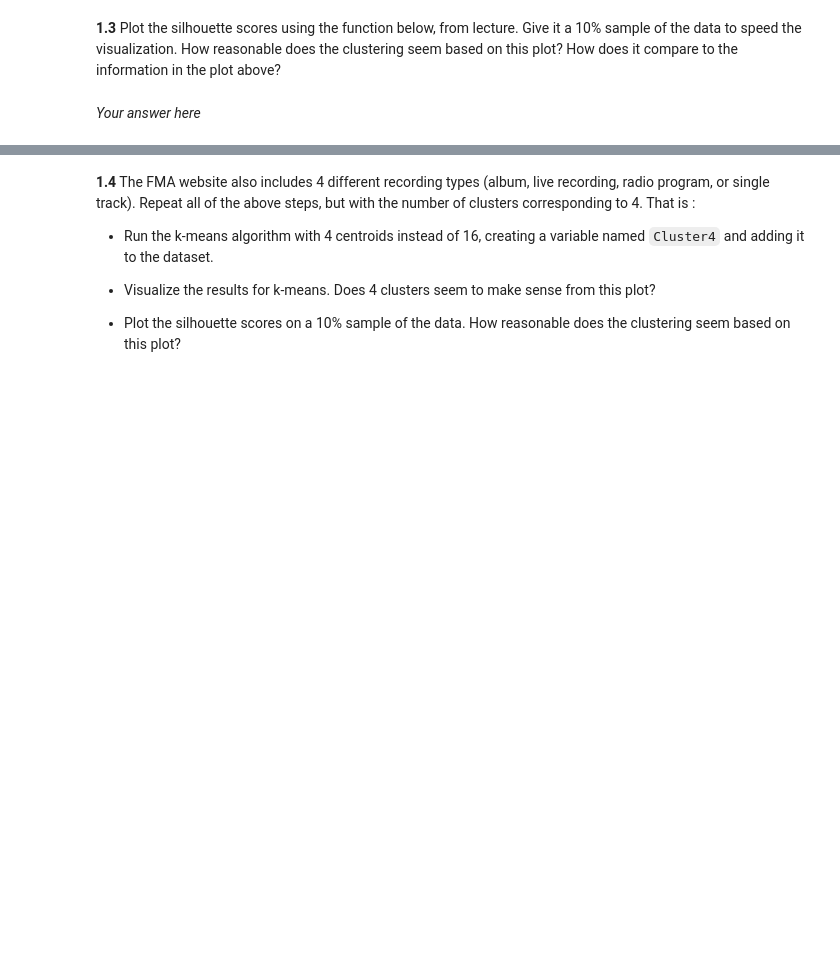
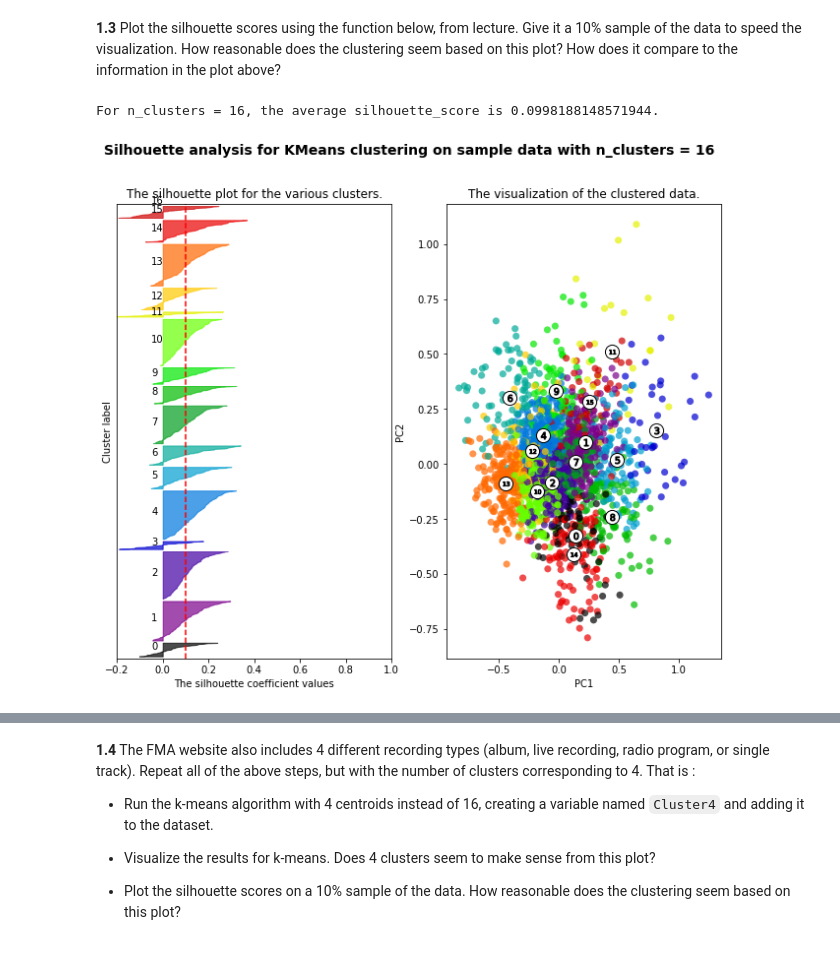
Before and after one commit to DavidAssaraf106/2021-CS109B, a Jupyter notebook: content/HW/HW2/CS109b_HW2.ipynb, the cells around one changed output, grey strips where cells are left out. Saved outputs shown, nothing was run; the diff lists cells and outputs as text; code cells hidden in the pictures; blank space fills up the shorter version.

```diff
--- a/content/HW/HW2/CS109b_HW2.ipynb
+++ b/content/HW/HW2/CS109b_HW2.ipynb
@@ -273,2 +365,8 @@ def silplot(X, cluster_labels, clusterer, pointlabels=None):
-# %% [markdown]
-*Your answer here*
+# %%
+# your code here
+silplot_data = scaled_data.sample(2000).iloc[:, :-1]
+kmeans_silplot = KMeans(n_clusters=16, n_init=46, random_state=109).fit(silplot_data)
+silplot(silplot_data.values, kmeans_silplot.labels_, kmeans_silplot)
+# %% [output]
+For n_clusters = 16, the average silhouette_score is 0.0998188148571944.
+[figure, added]
```
Also changed, not shown: parts of 53 cells of this notebook, 1 other file.
